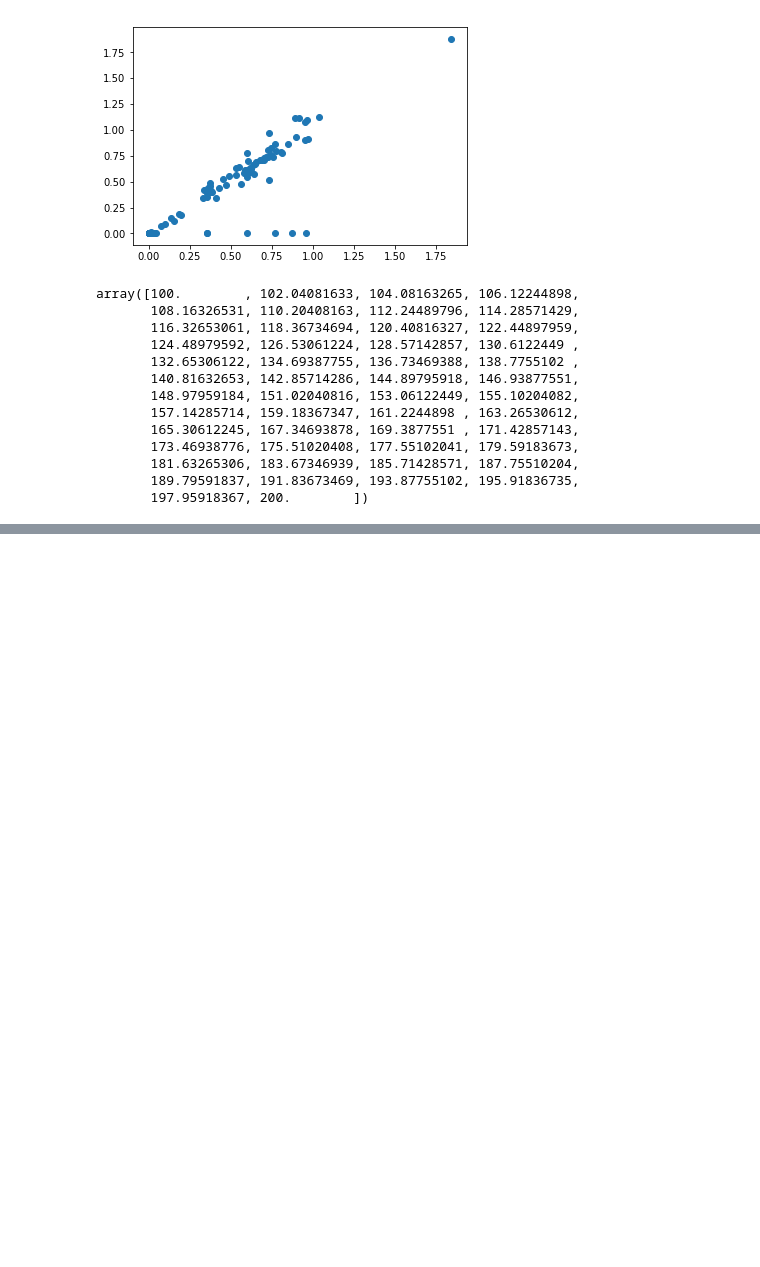
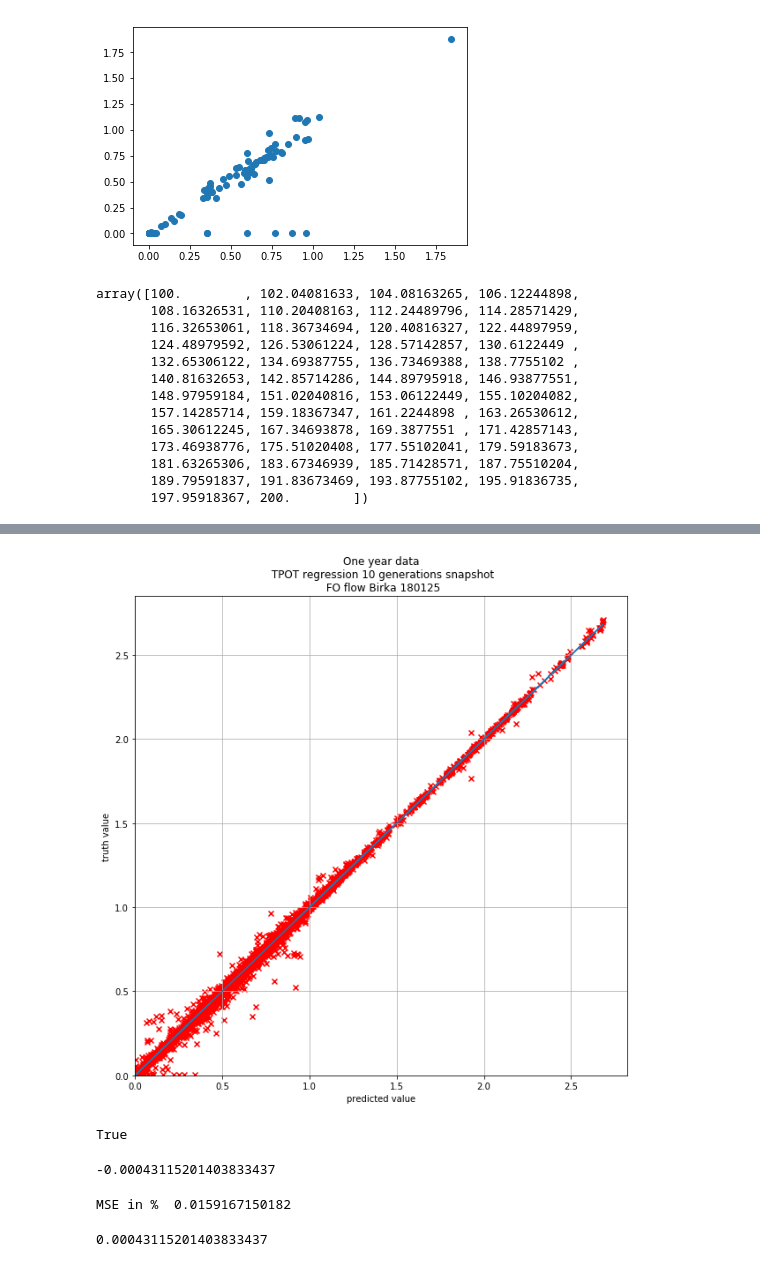
Before and after one commit to frahlg/ML-FO_Flow, a Jupyter notebook: grafer_pres.ipynb, the cells around one changed output, grey strips where cells are left out. Drawn from its saved outputs; the diff is of its cells as text; code cells hidden in the pictures; blank space fills up the shorter version.

```diff
--- a/grafer_pres.ipynb
+++ b/grafer_pres.ipynb
@@ -256,0 +386,41 @@ tpot.fit(X_train, y_train.reshape(-1,))
+# %%
+
+
+fig, ax = plt.subplots()
+
+fig.set_size_inches(10, 10)
+
+plt.scatter(tpot.predict(X),y,color='r',marker='x')
+plt.plot(tpot.predict(X),tpot.predict(X))
+
+#plt.scatter(n1,n1+sample_n)
+
+ax.set(xlabel='predicted value', ylabel='truth value',
+       title='One year data\n TPOT regression 10 generations snapshot\n FO flow Birka 180125')
+ax.grid()
+
+#plt.legend()
+plt.xlim(0)
+plt.ylim(0)
+
+fig.savefig("tpot_eng13_all_scatter_rpm_exh_t_frp_pred_10gen.png",dpi=300)
+plt.show()
+# %% [output]
+[figure, added]
+# %%
+tpot.export('gen10_eng13_180125.py')
+# %% [output]
+True
+# %%
+tpot.score(X_test,y_test)
+# %% [output]
+-0.00043115201403833437
+# %%
+print('MSE in % ', abs(tpot.score(X_test,y_test)/max(y)*100))
+# %% [output]
+MSE in %  0.0159167150182
+# %%
+from sklearn.metrics import mean_squared_error
+mean_squared_error(tpot.predict(X_test),y_test)
+# %% [output]
+0.00043115201403833437
```
Also changed, not shown: parts of 14 cells of this notebook, 7 other files.
